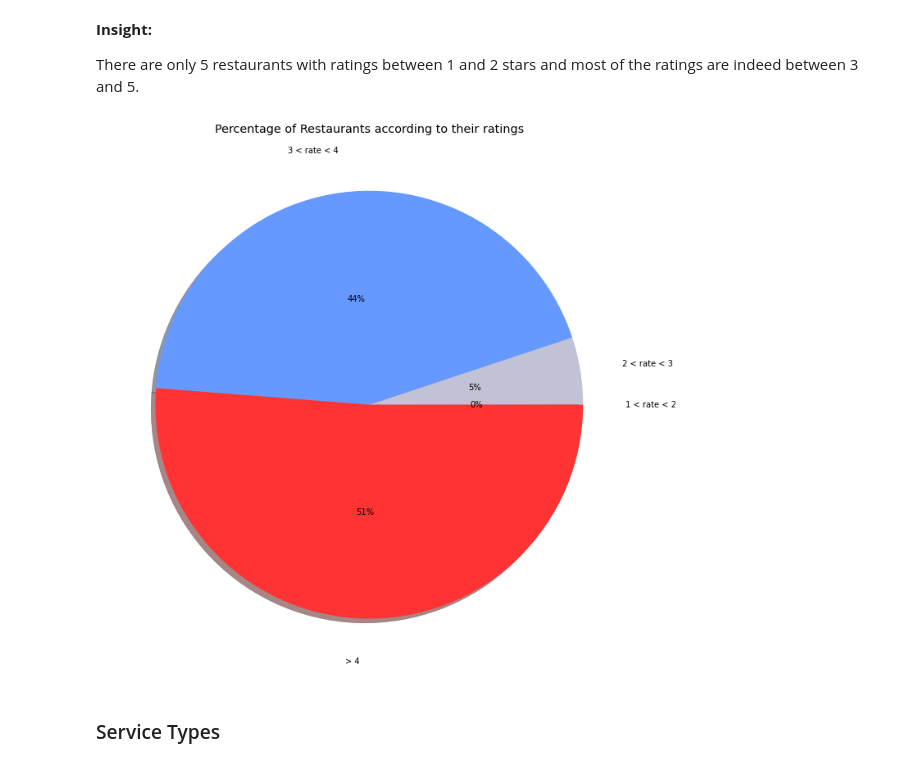
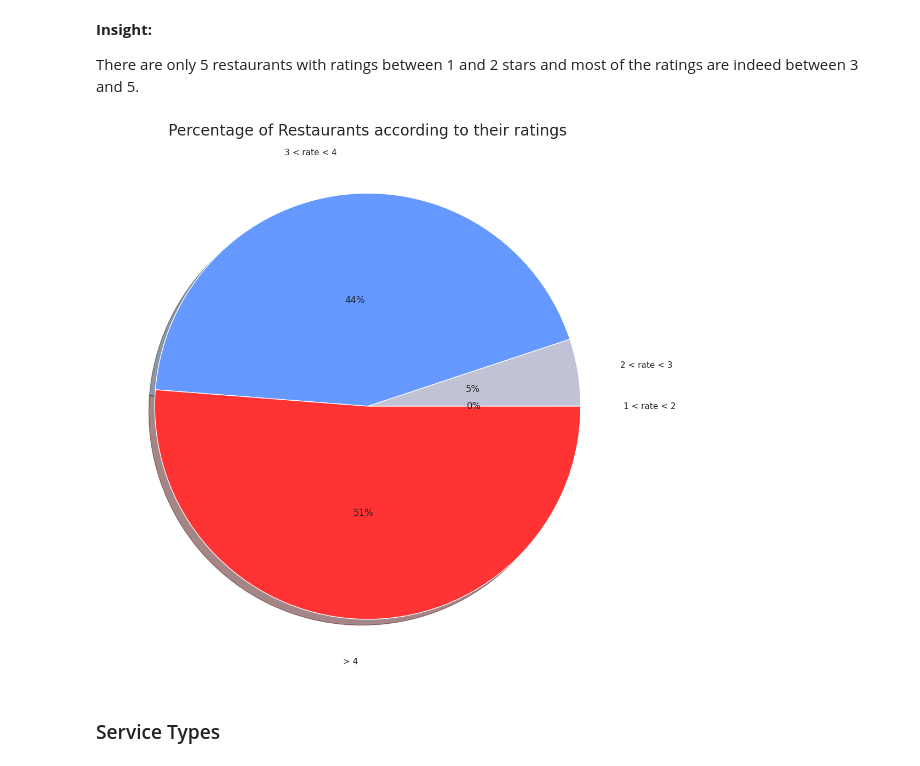
Before and after one commit to Pedro-A-D-S/restaurant_rating_prediction, a Jupyter notebook: notebooks/01_EDA.ipynb, the cells around one changed output. Cells and saved outputs as stored; diff of their text form; code cells hidden in the pictures.

```diff
--- a/notebooks/01_EDA.ipynb
+++ b/notebooks/01_EDA.ipynb
@@ -84,7 +88,7 @@ warnings.filterwarnings('ignore')
 # %% [markdown]
 # Get Data
 # %%
-data = pd.read_csv('zomato.csv')
+data = pd.read_csv("../data/raw/zomato.csv")
 # %% [markdown]
 # Exploratory Data Analysis
 # %%
@@ -510,22 +551,41 @@ df['rate'].max()
 
 There are only 5 restaurants with ratings between 1 and 2 stars and most of the ratings are indeed between 3 and 5.
 # %%
-slices = [((df['rate'] >= 1) & (df['rate'] < 2)).sum(),
-        ((df['rate'] >= 2) & (df['rate'] < 3)).sum(),
-        ((df['rate'] >= 3) & (df['rate'] < 4)).sum(),
-        (df['rate'] >= 4).sum()
-        ]
+# Slices and labels
+slices = [
+    ((df["rate"] >= 1) & (df["rate"] < 2)).sum(),
+    ((df["rate"] >= 2) & (df["rate"] < 3)).sum(),
+    ((df["rate"] >= 3) & (df["rate"] < 4)).sum(),
+    (df["rate"] >= 4).sum(),
+]
 
-labels=['1 < rate < 2','2 < rate < 3','3 < rate < 4','> 4']
-colors = ['#ff3333','#c2c2d6','#6699ff']
-plt.pie(slices, colors = colors, labels = labels, autopct = '%1.0f%%',
-        pctdistance = .5, labeldistance = 1.2, shadow = True)
-fig = plt.gcf()
-plt.title("Percentage of Restaurants according to their ratings")
+labels = ["1 < rate < 2", "2 < rate < 3", "3 < rate < 4", "> 4"]
+colors = ["#ff3333", "#c2c2d6", "#6699ff"]
 
-fig.set_size_inches(12,12)
+# Set a Seaborn style
+sns.set(style="whitegrid")
+
+# Create a pie chart
+plt.figure(figsize=(12, 12))
+plt.pie(
+    slices,
+    colors=colors,
+    labels=labels,
+    autopct="%1.0f%%",
+    pctdistance=0.5,
+    labeldistance=1.2,
+    shadow=True,
+)
+
+# Set chart title
+plt.title("Percentage of Restaurants according to their ratings", fontsize=20)
+
+# Save the figure
+plt.savefig("../images/eda/pie_chart_restaurant_ratings.png")
+
+# Show the plot
 plt.show()
 # %% [output]
-[figure, old version]
+[figure, new version]
 # %% [markdown]
 ### Service Types
```
Also changed, not shown: parts of 49 cells of this notebook, 1 other file.
